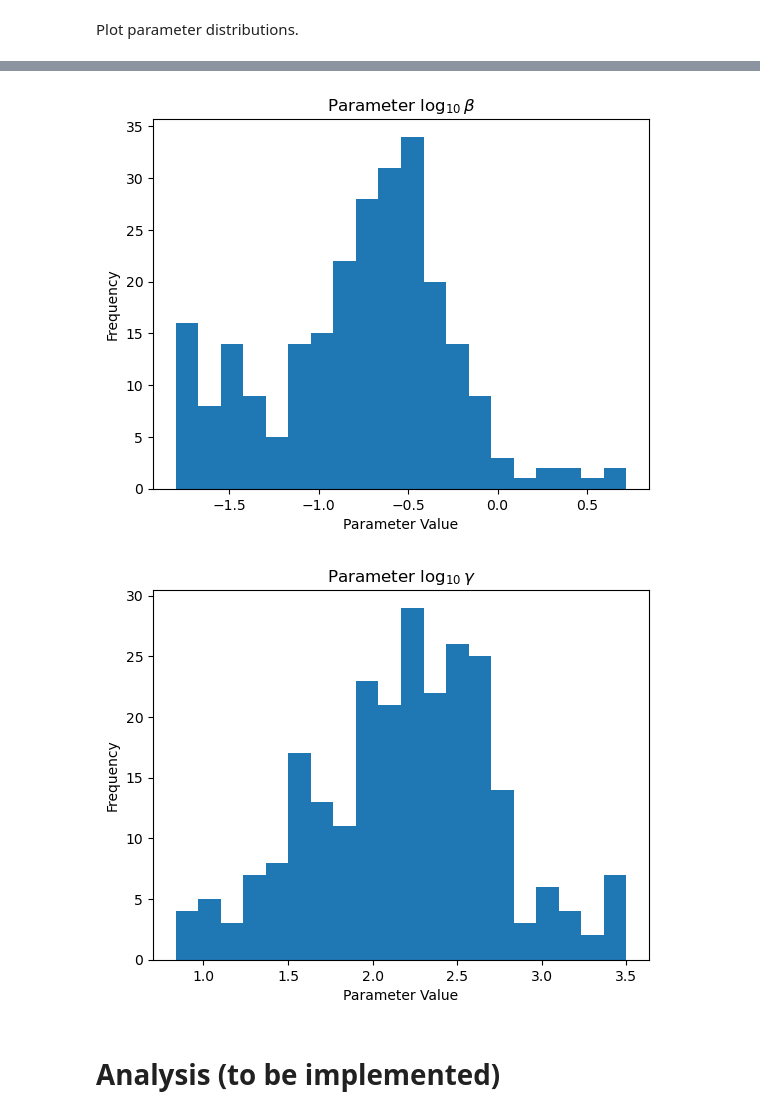
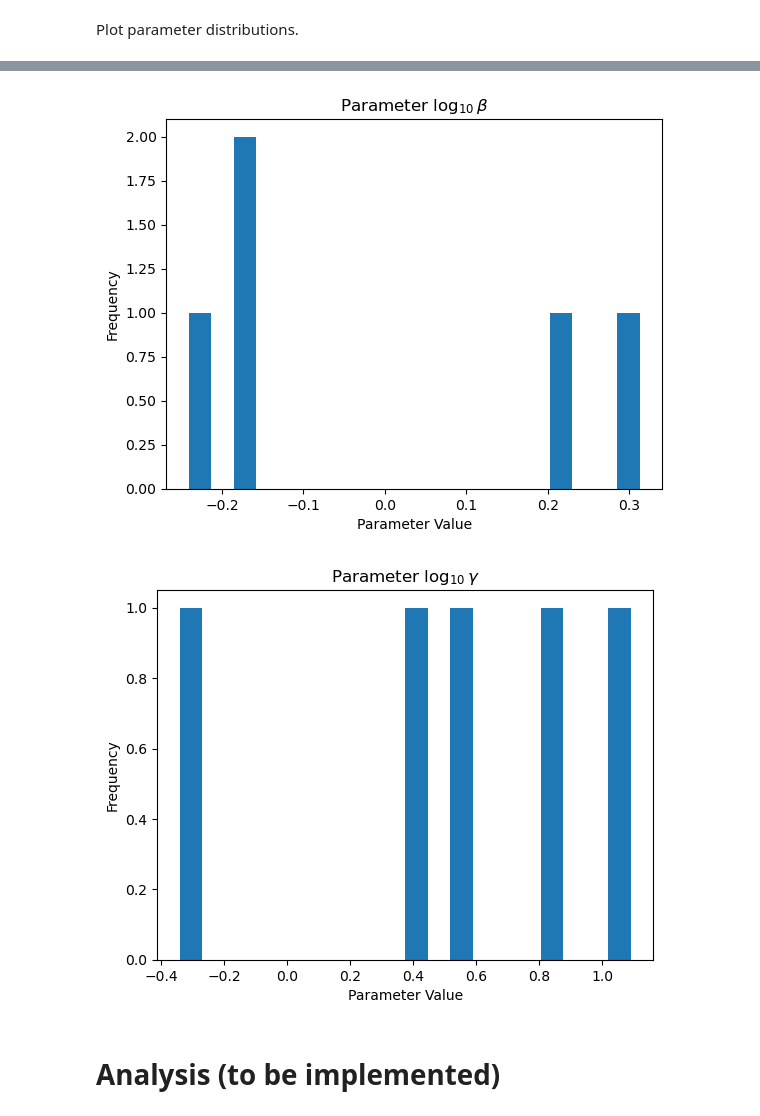
Before and after one commit to pachterlab/monod, a Jupyter notebook: Monod_demo_new.ipynb, the cells around one changed output, grey strips where cells are left out. Saved outputs shown, nothing was run; the diff lists cells and outputs as text; code cells hidden in the pictures.

```diff
--- a/Monod_demo_new.ipynb
+++ b/Monod_demo_new.ipynb
@@ -85,6 +79,7 @@ INFO:numexpr.utils:NumExpr defaulting to 8 threads.
 # %%
 # Define model.
 fitmodel = cme_toolbox.CMEModel('Bursty','Poisson')
+transcriptome_filepath = './monod_examples/polyA_ref/gg_200524_mouse_genome_polyA_cum_1'
 
 DE_genes = ['Rspo3', 'Erbin','Rcan3' ,'Clic4', 'Vrk1']#, 'Lrp12', 'Gatm' ,'Rims3', '1110004F10Rik', 'Tcerg1l', 'Hcrtr2' ]
 demo_genes = ['Eif5b','Xrcc5',	'Klhl12','Rgs7','Thsd7b']
@@ -98,10 +93,11 @@ grid = [6,7]
 # (If none given, equality is assumed).
 modality_name_dict  = {'spliced':'spliced', 'unspliced':'unspliced'}
 
-gaba_adata = inference.perform_inference('./gaba_example.h5ad', fitmodel, n_genes=5, seed=4, genes_to_fit=demo_genes,
+gaba_adata = inference.perform_inference('./gaba_example.h5ad', fitmodel, n_genes=5, seed=4, genes_to_fit=DE_genes,
             phys_lb=lb, phys_ub=ub, gridsize=grid, samp_lb=samp_lb, samp_ub=samp_ub,
             gradient_params = {'max_iterations':5,'init_pattern':'moments','num_restarts':1},
-                                              modality_name_dict=modality_name_dict)
+                                              modality_name_dict=modality_name_dict,
+                                         transcriptome_filepath=transcriptome_filepath)
 # %% [output]
 INFO:root:Directory gaba_example already exists.
 INFO:root:Beginning data extraction.
@@ -187,9 +241,9 @@ display(glu_adata.var[[i for i in new_adata.var.keys() if 'sigma' in i]])
 # %% [markdown]
 Plot parameter distributions.
 # %%
-param_names = [i for i in new_adata.var.keys() if 'param' in i]
+param_names = [i for i in gaba_adata.var.keys() if 'param' in i]
 for name in param_names:
-    plt.hist(glu_adata.var[name], bins=20)
+    plt.hist(gaba_adata.var[name], bins=20)
     plt.title('Parameter ' + name[6:])
     plt.xlabel('Parameter Value')
     plt.ylabel('Frequency')
@@ -200,5 +254,5 @@ for name in param_names:
-[figure, old version]
+[figure, new version]
-[figure, old version]
+[figure, new version]
 # %% [markdown]
 # Analysis (to be implemented)
 # %% [markdown]
```
Also changed, not shown: parts of 10 cells of this notebook, 3 other files.
